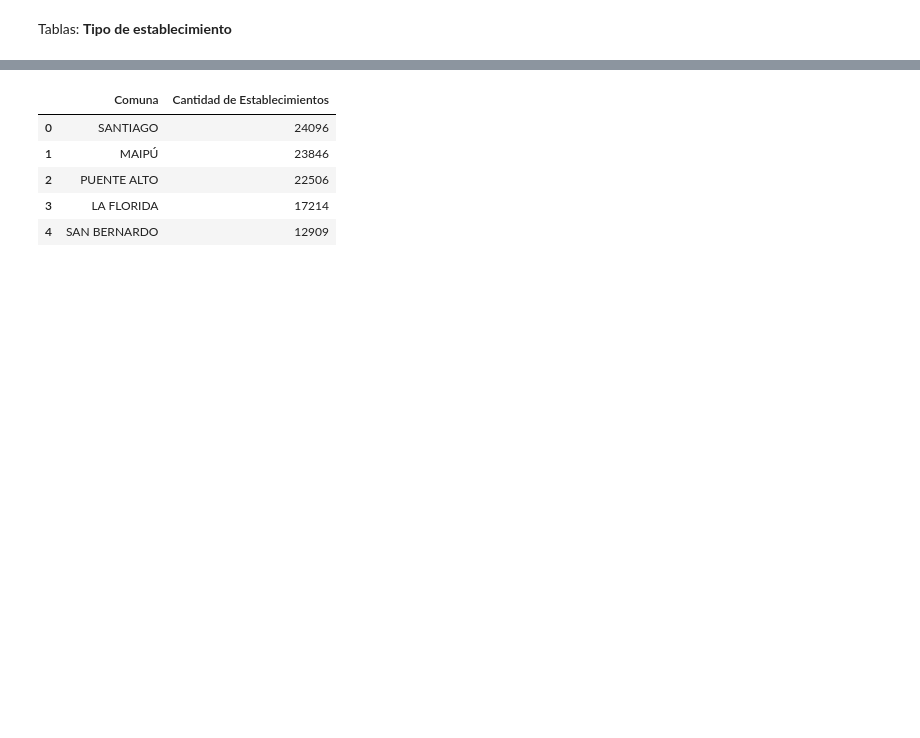
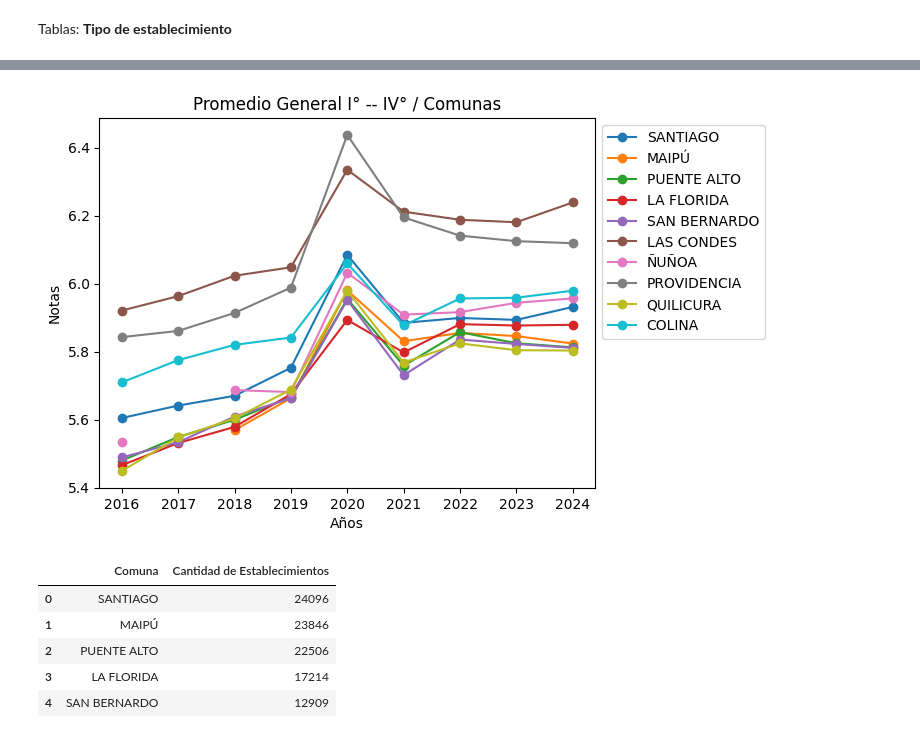
Before and after one commit to cony45678/Proyecto-Semestral-IMT2200, a Jupyter notebook: proyecto/notebook_rendimiento.ipynb, the cells around one changed output, grey strips where cells are left out. Saved outputs shown, nothing was run; the diff lists cells and outputs as text; code cells hidden in the pictures; blank space fills up the shorter version.

```diff
--- a/proyecto/notebook_rendimiento.ipynb
+++ b/proyecto/notebook_rendimiento.ipynb
@@ -291,3 +135,20 @@ plt.show()
+# %%
+años = ['2016', '2017', '2018', '2019', '2020', '2021', '2022', '2023', '2024']
+comunas = ["SANTIAGO", "MAIPÚ", "PUENTE ALTO", "LA FLORIDA", "SAN BERNARDO", "LAS CONDES", "ÑUÑOA", "PROVIDENCIA", "QUILICURA", "COLINA"]
+promedios_c = []
+for comuna in comunas:
+    x = []
+    df_c = df_rm[df_rm["NOM_COM_RBD"] == comuna]
+    for i in range(9):
+        x.append(df_c[df_c["AGNO"] == 2016 + i]["PROM_GRAL"].mean())
+    plt.plot(años, x, marker='o', label=comuna)
+plt.legend(bbox_to_anchor=(1,1))
+plt.title("Promedio General I° -- IV° / Comunas")
+plt.ylabel("Notas")
+plt.xlabel("Años")
+plt.show()
+# %% [output]
+[figure, added]
 # %%
 dt = df24_RM["NOM_COM_RBD"].value_counts()
 dt = pd.DataFrame(dt)
```
Also changed, not shown: parts of 10 cells of this notebook.
